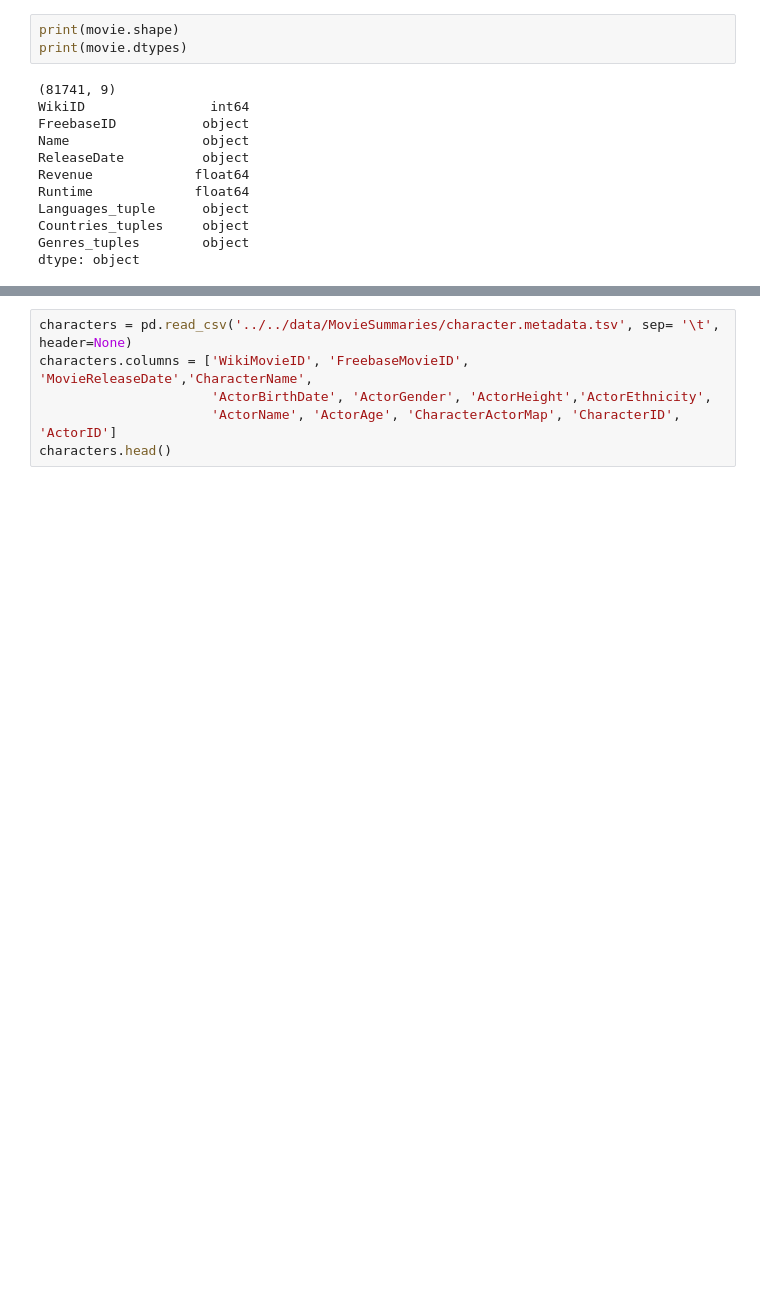
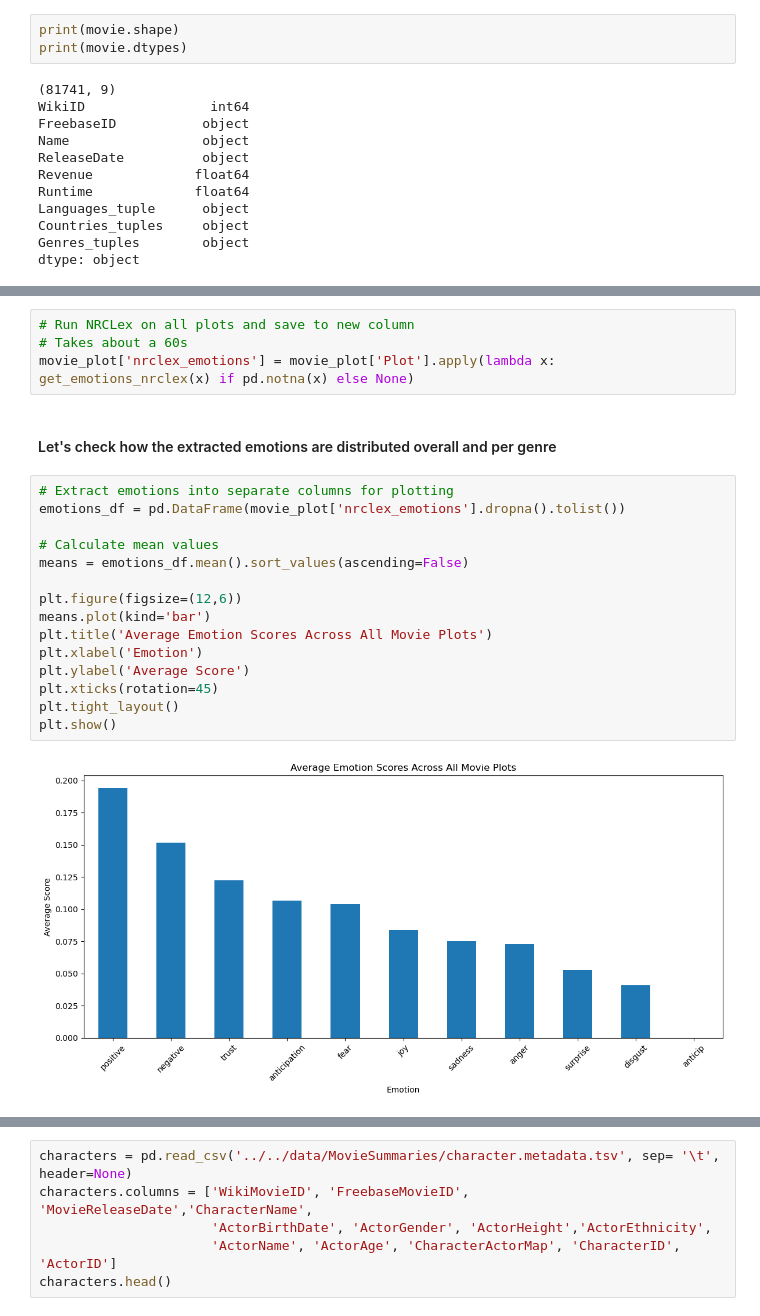
Before and after one commit to epfl-ada/ada-2024-project-phpjj1, a Jupyter notebook: src/scripts/initial_analysis.ipynb, the cells around one changed output, grey strips where cells are left out. Drawn from its saved outputs; the diff is of its cells as text; blank space fills up the shorter version.

```diff
--- a/src/scripts/initial_analysis.ipynb
+++ b/src/scripts/initial_analysis.ipynb
@@ -101,0 +307,23 @@ plots.head()
+# %%
+# Run NRCLex on all plots and save to new column
+# Takes about a 60s
+movie_plot['nrclex_emotions'] = movie_plot['Plot'].apply(lambda x: get_emotions_nrclex(x) if pd.notna(x) else None)
+# %% [markdown]
+#### Let's check how the extracted emotions are distributed overall and per genre
+# %%
+# Extract emotions into separate columns for plotting
+emotions_df = pd.DataFrame(movie_plot['nrclex_emotions'].dropna().tolist())
+
+# Calculate mean values
+means = emotions_df.mean().sort_values(ascending=False)
+
+plt.figure(figsize=(12,6))
+means.plot(kind='bar')
+plt.title('Average Emotion Scores Across All Movie Plots')
+plt.xlabel('Emotion')
+plt.ylabel('Average Score')
+plt.xticks(rotation=45)
+plt.tight_layout()
+plt.show()
+# %% [output]
+[figure, added]
```
Also changed, not shown: parts of 89 cells of this notebook, 1 other file.
